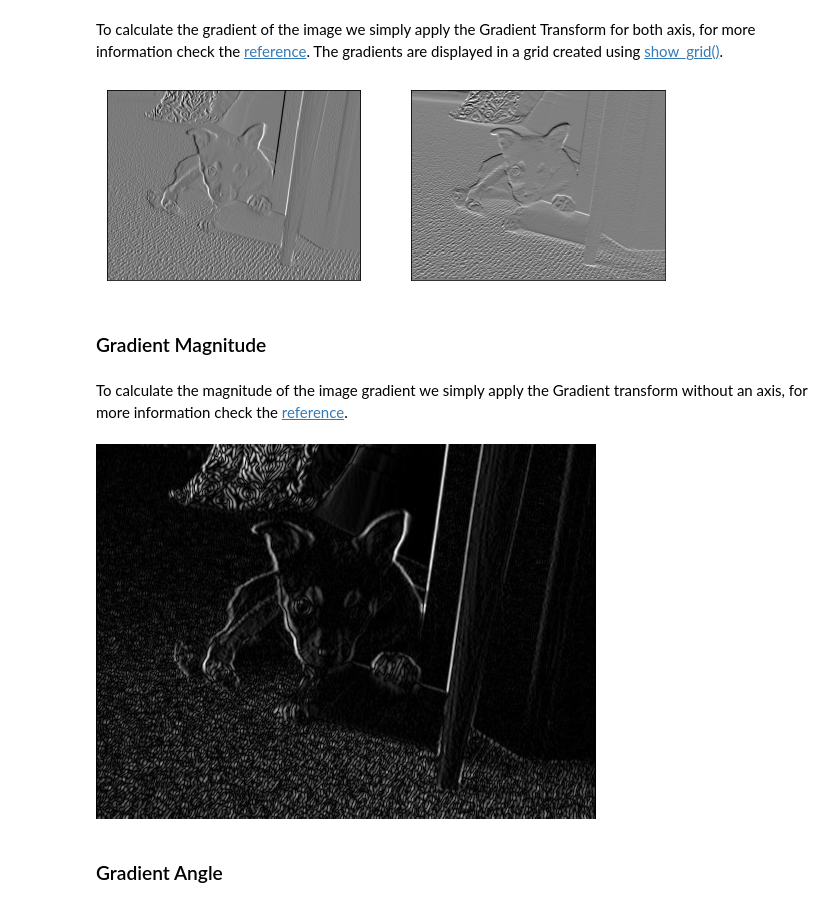
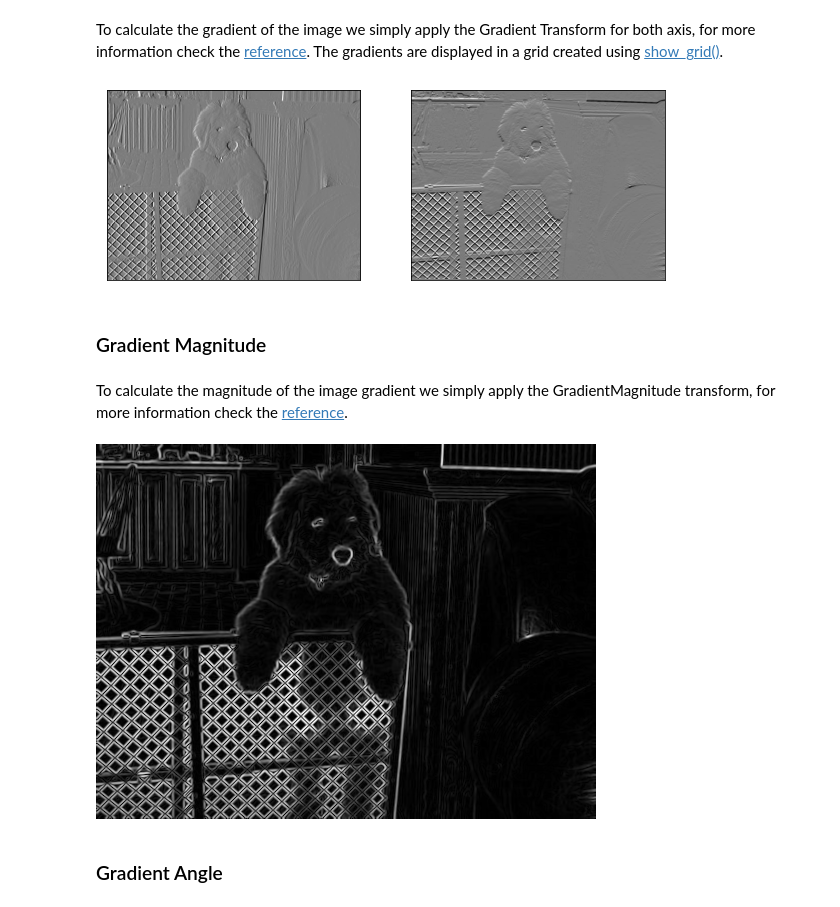
Before and after one commit to easycv/easycv, a Jupyter notebook: docs/source/examples/transforms/edges.ipynb, the cells around one changed output. Drawn from its saved outputs; the diff is of its cells as text; code cells hidden in the pictures.

```diff
--- a/docs/source/examples/transforms/edges.ipynb
+++ b/docs/source/examples/transforms/edges.ipynb
@@ -13,0 +9,3 @@ img
+# %%
+img = Image("https://images.dog.ceo/breeds/sheepdog-english/n02105641_1045.jpg")
+img
@@ -20,15 +20,15 @@ grad_x = img.apply(Gradient(axis="x"))
 grad_y = img.apply(Gradient(axis="y"))
 show_grid([grad_x,grad_y])
 # %% [output]
-[figure, old version]
+[figure, new version]
 # %% [markdown]
 ### Gradient Magnitude
 # %% [markdown]
-To calculate the magnitude of the image gradient we simply apply the Gradient transform without an axis, for more information check the [reference](../../reference/transforms/edges.rst#easycv.transforms.edges.Gradient).
+To calculate the magnitude of the image gradient we simply apply the GradientMagnitude transform, for more information check the [reference](../../reference/transforms/edges.rst#easycv.transforms.edges.GradientMagnitude).
 # %%
-img.apply(Gradient())
+img.apply(GradientMagnitude())
 # %% [output]
-[figure, old version]
+[figure, new version]
 # %% [markdown]
 ### Gradient Angle
 # %% [markdown]
```
Also changed, not shown: parts of 6 cells of this notebook, 5 other files.
